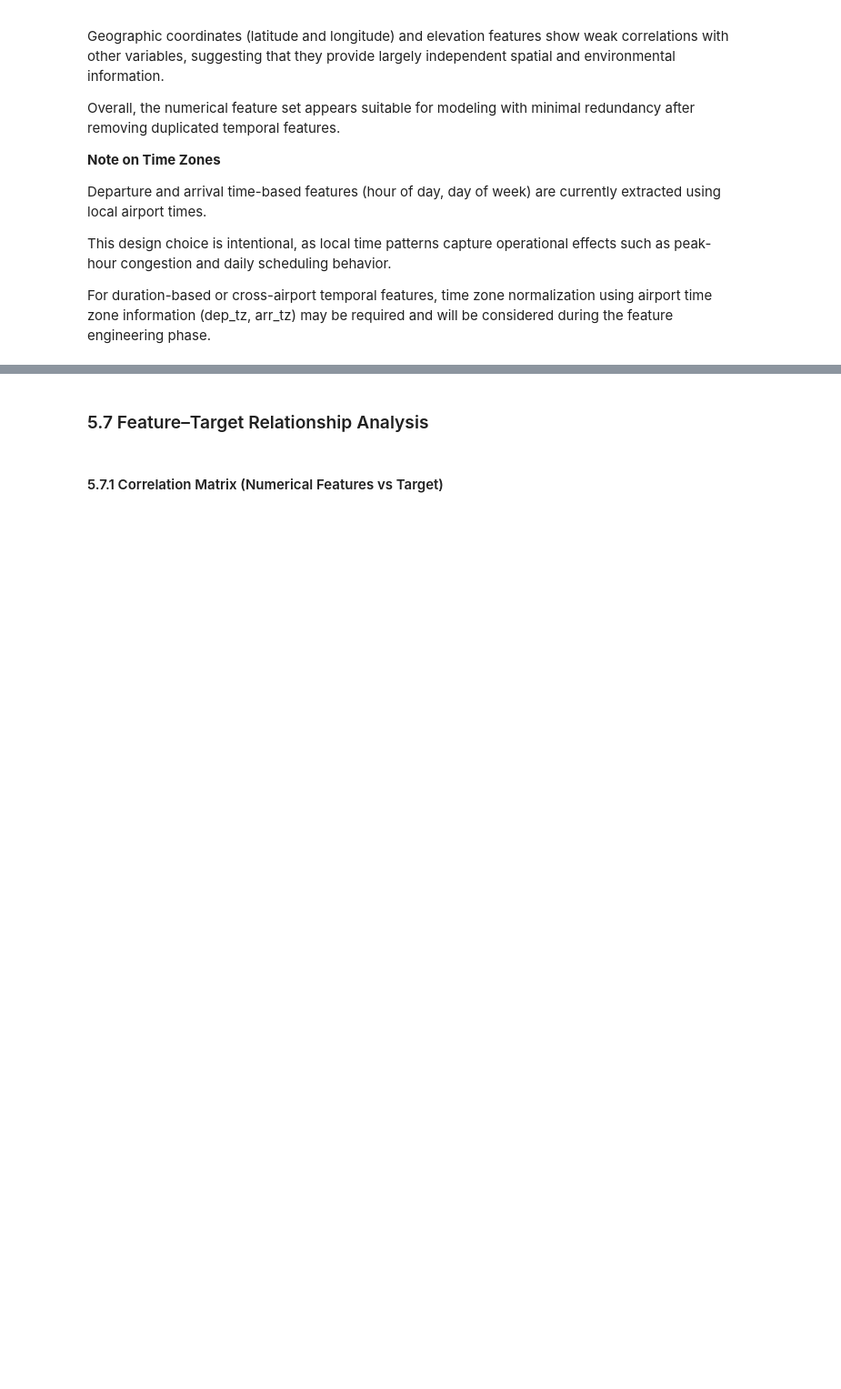
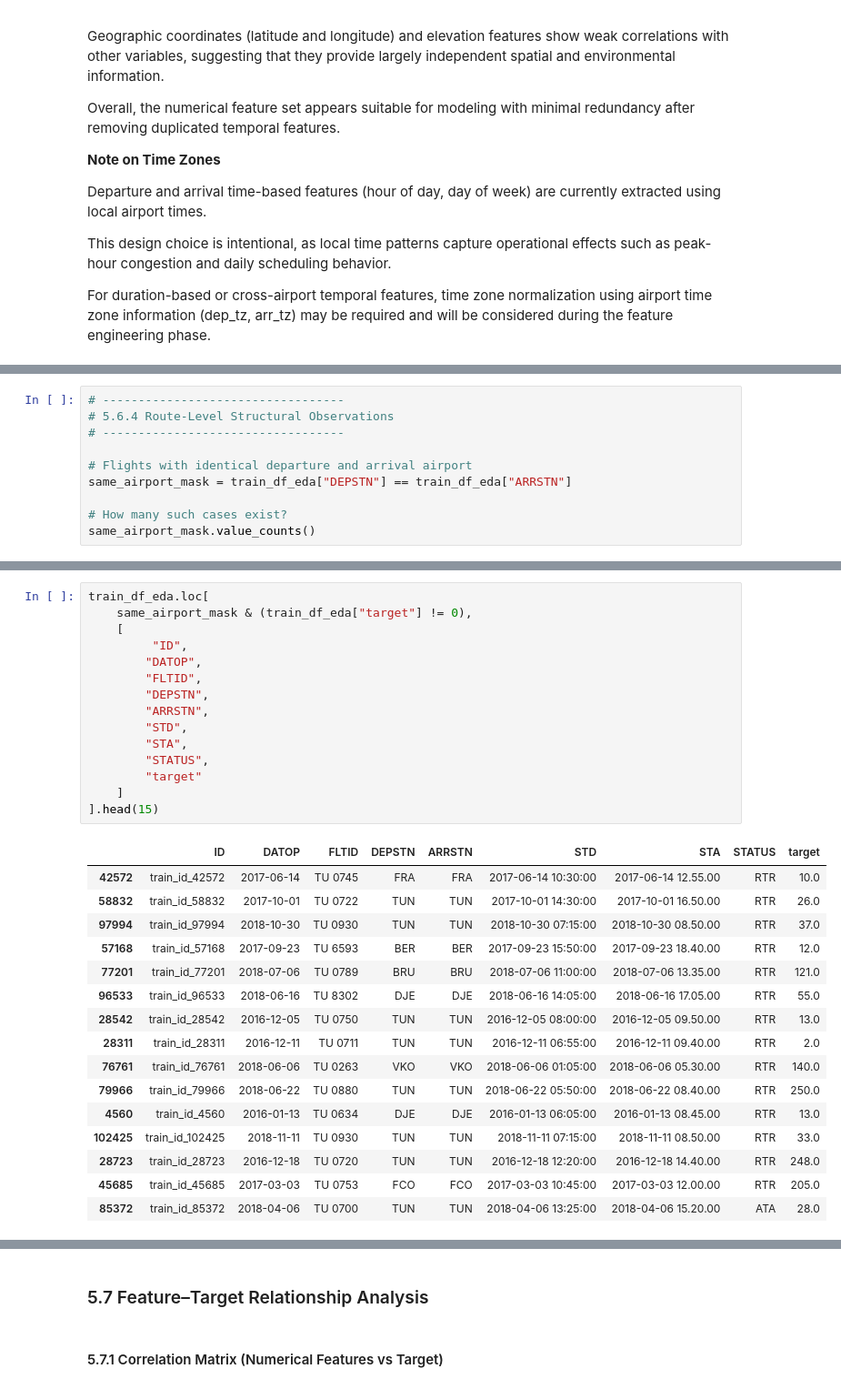
Before and after one commit to Johannes-Kutsch/flight-delay-prediction-challenge, a Jupyter notebook: Notebooks_Personal/Nazila.ipynb, the cells around one changed output, grey strips where cells are left out. Shown at 91% size. Drawn from its saved outputs; the diff is of its cells as text; blank space fills up the shorter version.

```diff
--- a/Notebooks_Personal/Nazila.ipynb
+++ b/Notebooks_Personal/Nazila.ipynb
@@ -1715,0 +2192,10 @@ A formal multicollinearity diagnostic using Variance Inflation Factor (VIF) will
+# %%
+# ----------------------------------
+# 5.6.4 Route-Level Structural Observations
+# ----------------------------------
+
+# Flights with identical departure and arrival airport
+same_airport_mask = train_df_eda["DEPSTN"] == train_df_eda["ARRSTN"]
+
+# How many such cases exist?
+same_airport_mask.value_counts()
@@ -1715,0 +2246,32 @@ A formal multicollinearity diagnostic using Variance Inflation Factor (VIF) will
+# %%
+train_df_eda.loc[
+    same_airport_mask & (train_df_eda["target"] != 0),
+    [
+         "ID",
+        "DATOP",
+        "FLTID",
+        "DEPSTN",
+        "ARRSTN",
+        "STD",
+        "STA",
+        "STATUS",
+        "target"
+    ]
+].head(15)
+# %% [output]
+|  | ID | DATOP | FLTID | DEPSTN | ARRSTN | STD | STA | STATUS | target |
+| 42572 | train_id_42572 | 2017-06-14 | TU 0745 | FRA | FRA | 2017-06-14 10:30:00 | 2017-06-14 12.55.00 | RTR | 10.0 |
+| 58832 | train_id_58832 | 2017-10-01 | TU 0722 | TUN | TUN | 2017-10-01 14:30:00 | 2017-10-01 16.50.00 | RTR | 26.0 |
+| 97994 | train_id_97994 | 2018-10-30 | TU 0930 | TUN | TUN | 2018-10-30 07:15:00 | 2018-10-30 08.50.00 | RTR | 37.0 |
+| 57168 | train_id_57168 | 2017-09-23 | TU 6593 | BER | BER | 2017-09-23 15:50:00 | 2017-09-23 18.40.00 | RTR | 12.0 |
+| 77201 | train_id_77201 | 2018-07-06 | TU 0789 | BRU | BRU | 2018-07-06 11:00:00 | 2018-07-06 13.35.00 | RTR | 121.0 |
+| 96533 | train_id_96533 | 2018-06-16 | TU 8302 | DJE | DJE | 2018-06-16 14:05:00 | 2018-06-16 17.05.00 | RTR | 55.0 |
+| 28542 | train_id_28542 | 2016-12-05 | TU 0750 | TUN | TUN | 2016-12-05 08:00:00 | 2016-12-05 09.50.00 | RTR | 13.0 |
+| 28311 | train_id_28311 | 2016-12-11 | TU 0711 | TUN | TUN | 2016-12-11 06:55:00 | 2016-12-11 09.40.00 | RTR | 2.0 |
+| 76761 | train_id_76761 | 2018-06-06 | TU 0263 | VKO | VKO | 2018-06-06 01:05:00 | 2018-06-06 05.30.00 | RTR | 140.0 |
+| 79966 | train_id_79966 | 2018-06-22 | TU 0880 | TUN | TUN | 2018-06-22 05:50:00 | 2018-06-22 08.40.00 | RTR | 250.0 |
+| 4560 | train_id_4560 | 2016-01-13 | TU 0634 | DJE | DJE | 2016-01-13 06:05:00 | 2016-01-13 08.45.00 | RTR | 13.0 |
+| 102425 | train_id_102425 | 2018-11-11 | TU 0930 | TUN | TUN | 2018-11-11 07:15:00 | 2018-11-11 08.50.00 | RTR | 33.0 |
+| 28723 | train_id_28723 | 2016-12-18 | TU 0720 | TUN | TUN | 2016-12-18 12:20:00 | 2016-12-18 14.40.00 | RTR | 248.0 |
+| 45685 | train_id_45685 | 2017-03-03 | TU 0753 | FCO | FCO | 2017-03-03 10:45:00 | 2017-03-03 12.00.00 | RTR | 205.0 |
+| 85372 | train_id_85372 | 2018-04-06 | TU 0700 | TUN | TUN | 2018-04-06 13:25:00 | 2018-04-06 15.20.00 | ATA | 28.0 |
```
Also changed, not shown: parts of 90 cells of this notebook, 1 other file.
